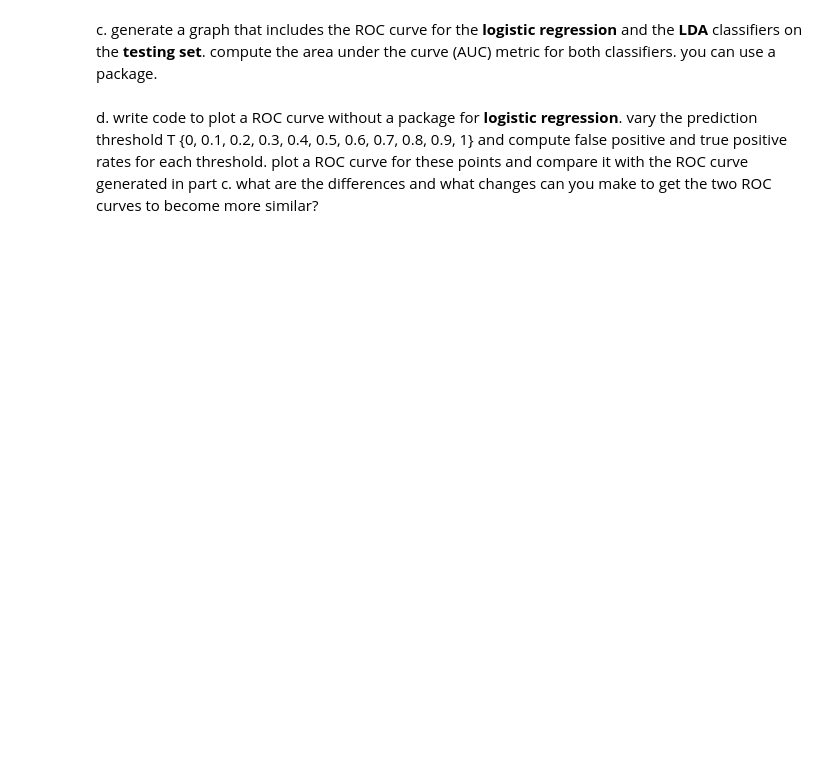
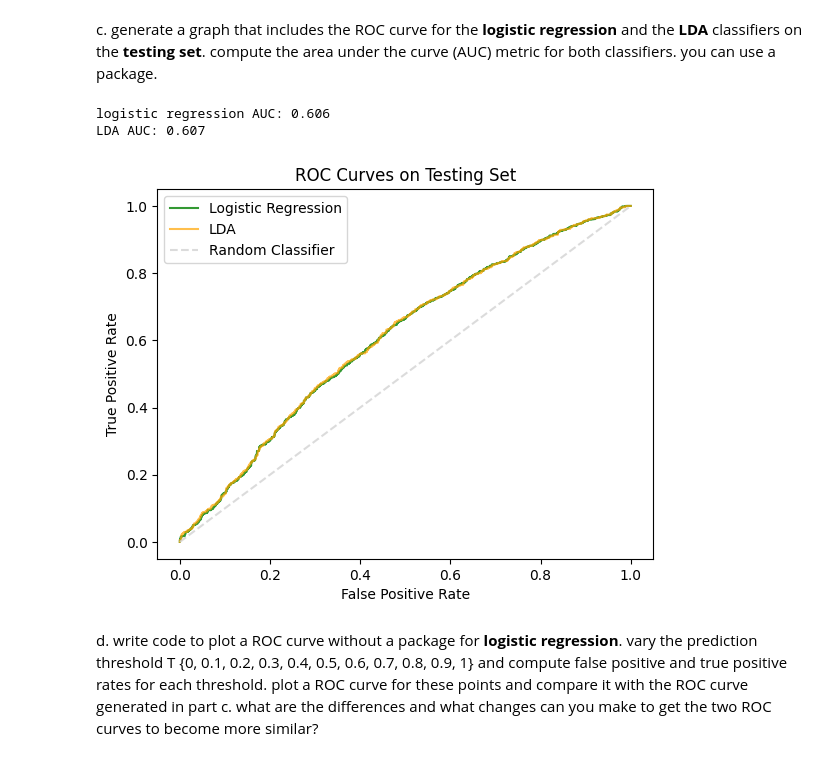
Before and after one commit to li-fin/ds4400-hw3, a Jupyter notebook: code.ipynb, the cells around one changed output. Drawn from its saved outputs; the diff is of its cells as text; code cells hidden in the pictures; blank space fills up the shorter version.

```diff
--- a/code.ipynb
+++ b/code.ipynb
@@ -329,0 +442,14 @@ b. print the accuracy, error, precision, recall, and F1 score metrics for **all
+# %%
+# lda
+
+# model
+lda = LinearDiscriminantAnalysis()
+lda.fit(X_train_scaled, y_train.ravel())
+
+# predictions
+lda_train_pred = lda.predict(X_train_scaled)
+lda_test_pred = lda.predict(X_test_scaled)
+
+# metrics
+lda_train_metrics = compute_metrics(y_train.ravel(), lda_train_pred)
+lda_test_metrics = compute_metrics(y_test.ravel(), lda_test_pred)
@@ -330,4 +493,36 @@ b. print the accuracy, error, precision, recall, and F1 score metrics for **all
 # %% [markdown]
 c. generate a graph that includes the ROC curve for the **logistic regression** and the **LDA** classifiers on the **testing set**. compute the area under the curve (AUC) metric for both classifiers. you can use a package.
+# %%
+# predicted probabilities for positive class
+log_probs = logreg.predict_proba(X_test_scaled)[:, 1]
+lda_probs = lda.predict_proba(X_test_scaled)[:, 1]
+
+# compute roc curves
+fpr_log, tpr_log, _ = roc_curve(y_test.ravel(), log_probs)
+fpr_lda, tpr_lda, _ = roc_curve(y_test.ravel(), lda_probs)
+
+# compute auc
+auc_log = auc(fpr_log, tpr_log)
+auc_lda = auc(fpr_lda, tpr_lda)
+
+print("logistic regression AUC:", round(auc_log, 3))
+print("LDA AUC:", round(auc_lda, 3))
+# %% [output]
+logistic regression AUC: 0.606
+LDA AUC: 0.607
+# %%
+# plot roc curves
+plt.figure()
+plt.plot(fpr_log, tpr_log, color="green", alpha=0.8, label="Logistic Regression")
+plt.plot(fpr_lda, tpr_lda, color="orange", alpha=0.7, label="LDA")
+plt.plot([0, 1], [0, 1], linestyle="--", color="lightgray", alpha=0.8, label="Random Classifier")
+
+plt.xlabel("False Positive Rate")
+plt.ylabel("True Positive Rate")
+plt.title("ROC Curves on Testing Set")
+plt.legend()
+plt.show()
+# %% [output]
+[figure, added]
 # %% [markdown]
 d. write code to plot a ROC curve without a package for **logistic regression**. vary the prediction threshold T {0, 0.1, 0.2, 0.3, 0.4, 0.5, 0.6, 0.7, 0.8, 0.9, 1} and compute false positive and true positive rates for each threshold. plot a ROC curve for these points and compare it with the ROC curve generated in part c. what are the differences and what changes can you make to get the two ROC curves to become more similar?
```
Also changed, not shown: parts of 9 cells of this notebook.
